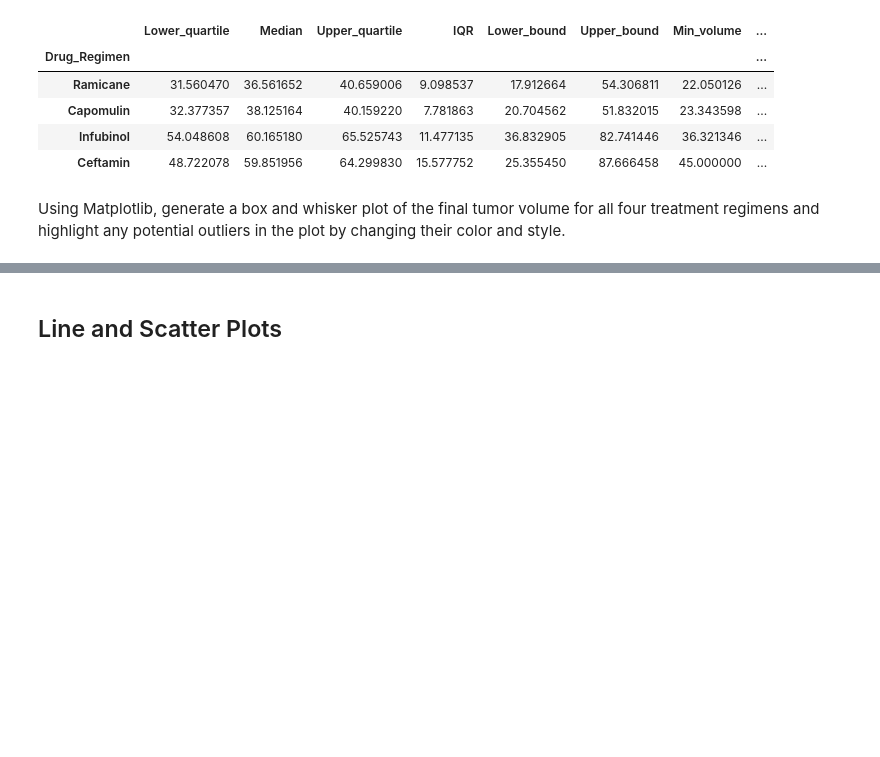
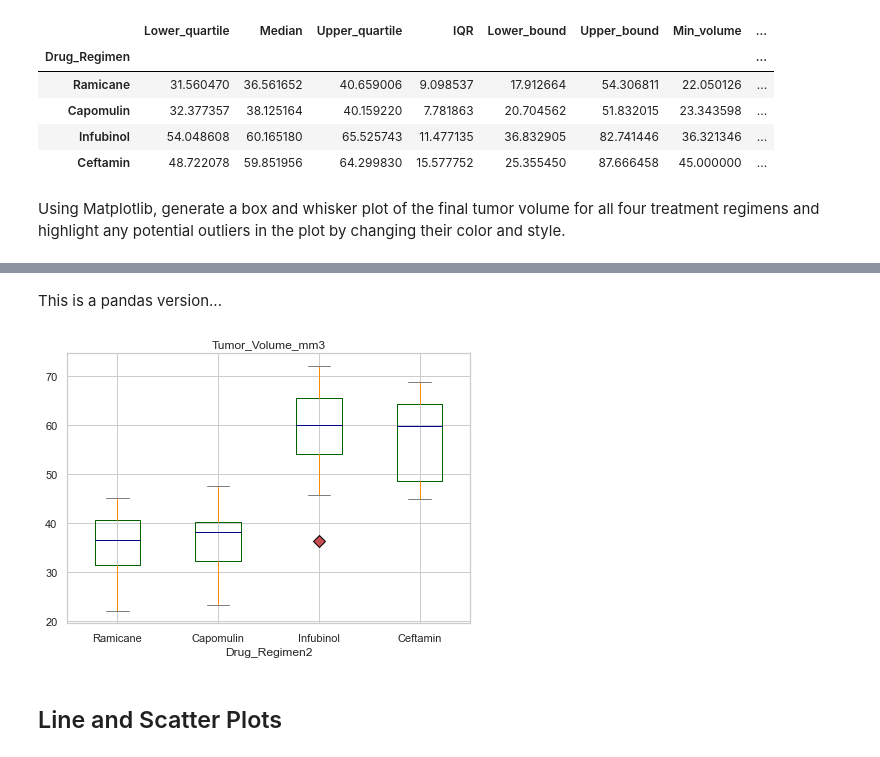
Before and after one commit to bjmacgreg/Pymaceuticals, a Jupyter notebook: pymaceuticals_starter.ipynb, the cells around one changed output, grey strips where cells are left out. Cells and saved outputs as stored; diff of their text form; code cells hidden in the pictures; blank space fills up the shorter version.

```diff
--- a/pymaceuticals_starter.ipynb
+++ b/pymaceuticals_starter.ipynb
@@ -484,14 +516,16 @@ ValueError: Could not interpret input 'Drug_Regimen'
+# %% [markdown]
+This is a pandas version...
 # %%
-#This is a pandas version...
-
 #https://stackoverflow.com/questions/39297093/change-the-facecolor-of-boxplot-in-pandas
 #(doesn't work exactly as in the example... but anyway does change some colors)
 
 red_diamond = dict(markerfacecolor='r', marker='D', markersize=8)
 props = dict(boxes="DarkGreen", whiskers="DarkOrange", medians="DarkBlue", caps="Gray")
-tumor_size_boxplot = final_timepoints_grouped.boxplot(column="Tumor_Volume_mm3", by="Drug_Regimen", flierprops=red_diamond, figsize=(7, 5), color=props)
-
+tumor_size_boxplot = final_timepoints_grouped.boxplot(column="Tumor_Volume_mm3", by="Drug_Regimen2", flierprops=red_diamond, figsize=(7, 5), color=props)
 plt.suptitle('')
+plt.show()
+# %% [output]
+[figure, added]
 # %% [markdown]
 ## Line and Scatter Plots
 # %% [markdown]
```
Also changed, not shown: parts of 10 cells of this notebook, 2 other files.
